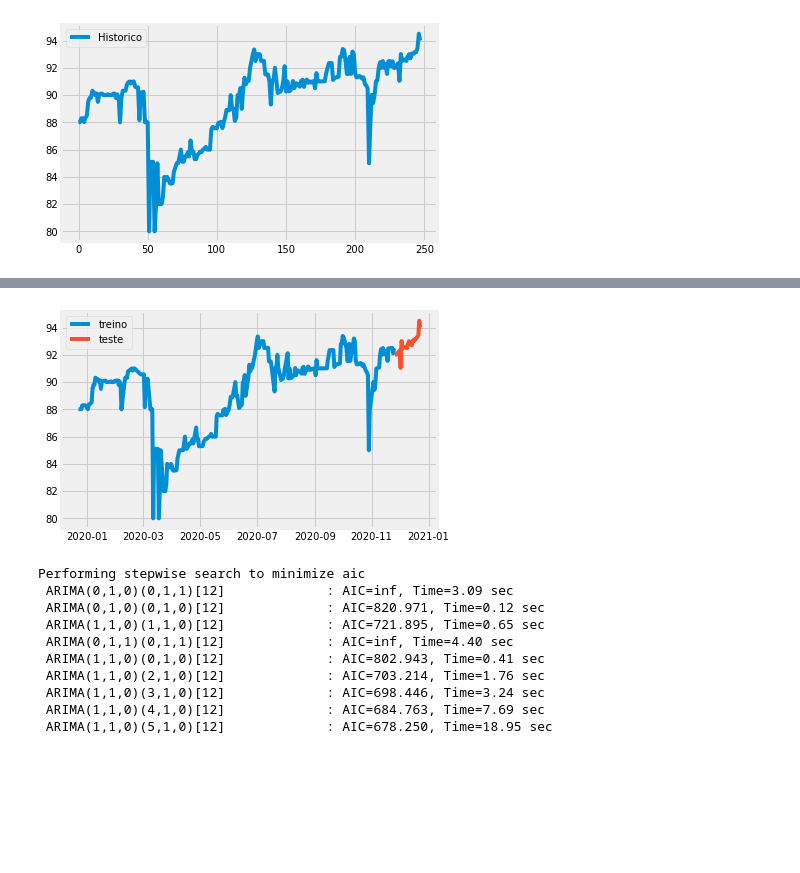
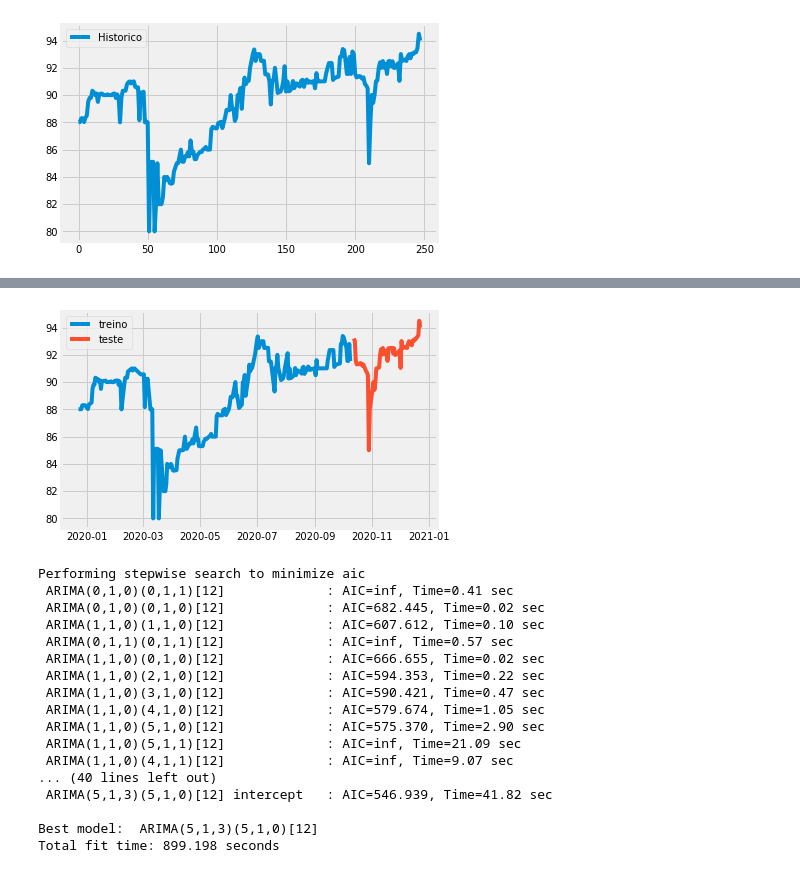
Before and after one commit to renatoreggiani/trAIding, a Jupyter notebook: python-ai-trading-pedro.ipynb, the cells around one changed output, grey strips where cells are left out. Cells and saved outputs as stored; diff of their text form; code cells hidden in the pictures; blank space fills up the shorter version.

```diff
--- a/python-ai-trading-pedro.ipynb
+++ b/python-ai-trading-pedro.ipynb
@@ -125,27 +132,34 @@ adf_test.should_diff(df['Low'])
 # %%
 # train = df['Low'][:85]
-train = df['Low'][:len(df)-20]
-test = df['Low'][-20:]
+train = df['Low'][:len(df)-50]
+test = df['Low'][-50:]
 plt.plot(train, label='treino')
 plt.plot(test, label='teste')
 plt.legend()
 plt.show()
 # %% [output]
-[figure, old version]
+[figure, new version]
 # %%
 arima_model = auto_arima(train, start_p=0, d=1, start_q=0, max_p=5, mas_d=5, max_q=5, start_P=0, D=1, start_Q=1, max_P=5,
                          max_D=5, max_Q=5, m=12, seasonal=True, error_action='warn', trace=True, suppress_warnings=True,
                          stepwise=True, random_state=20, n_fits=50)
 # %% [output]
 Performing stepwise search to minimize aic
- ARIMA(0,1,0)(0,1,1)[12]             : AIC=inf, Time=3.09 sec
- ARIMA(0,1,0)(0,1,0)[12]             : AIC=820.971, Time=0.12 sec
- ARIMA(1,1,0)(1,1,0)[12]             : AIC=721.895, Time=0.65 sec
- ARIMA(0,1,1)(0,1,1)[12]             : AIC=inf, Time=4.40 sec
- ARIMA(1,1,0)(0,1,0)[12]             : AIC=802.943, Time=0.41 sec
- ARIMA(1,1,0)(2,1,0)[12]             : AIC=703.214, Time=1.76 sec
- ARIMA(1,1,0)(3,1,0)[12]             : AIC=698.446, Time=3.24 sec
- ARIMA(1,1,0)(4,1,0)[12]             : AIC=684.763, Time=7.69 sec
- ARIMA(1,1,0)(5,1,0)[12]             : AIC=678.250, Time=18.95 sec
+ ARIMA(0,1,0)(0,1,1)[12]             : AIC=inf, Time=0.41 sec
+ ARIMA(0,1,0)(0,1,0)[12]             : AIC=682.445, Time=0.02 sec
+ ARIMA(1,1,0)(1,1,0)[12]             : AIC=607.612, Time=0.10 sec
+ ARIMA(0,1,1)(0,1,1)[12]             : AIC=inf, Time=0.57 sec
+ ARIMA(1,1,0)(0,1,0)[12]             : AIC=666.655, Time=0.02 sec
+ ARIMA(1,1,0)(2,1,0)[12]             : AIC=594.353, Time=0.22 sec
+ ARIMA(1,1,0)(3,1,0)[12]             : AIC=590.421, Time=0.47 sec
+ ARIMA(1,1,0)(4,1,0)[12]             : AIC=579.674, Time=1.05 sec
+ ARIMA(1,1,0)(5,1,0)[12]             : AIC=575.370, Time=2.90 sec
+ ARIMA(1,1,0)(5,1,1)[12]             : AIC=inf, Time=21.09 sec
+ ARIMA(1,1,0)(4,1,1)[12]             : AIC=inf, Time=9.07 sec
+... (40 lines left out)
+ ARIMA(5,1,3)(5,1,0)[12] intercept   : AIC=546.939, Time=41.82 sec
+
+Best model:  ARIMA(5,1,3)(5,1,0)[12]
+Total fit time: 899.198 seconds
 # %%
 arima_model.summary()
```
Also changed, not shown: parts of 12 cells of this notebook, 4 other files.
